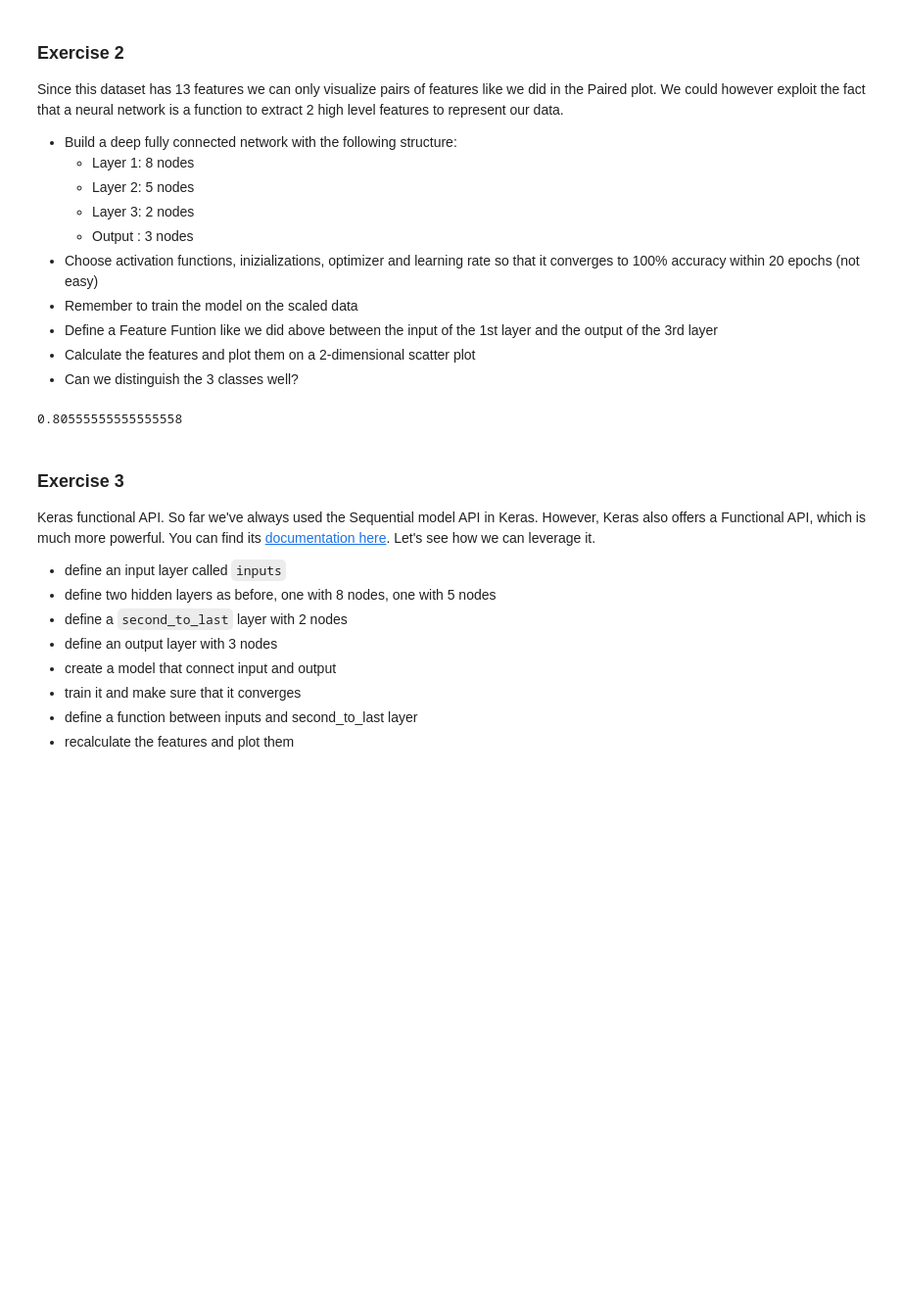
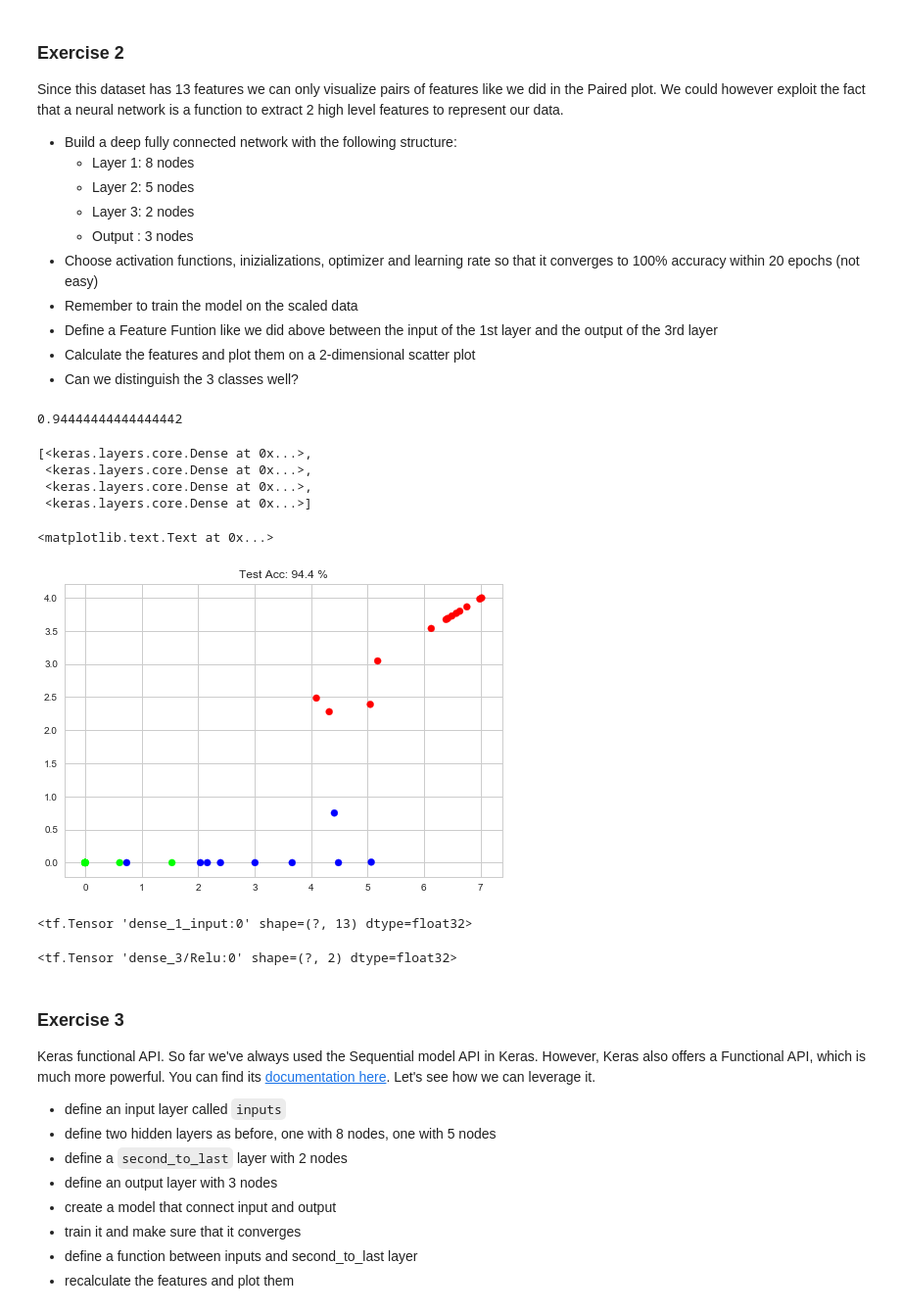
Before and after one commit to callinSwitzer/zero_to_deep_learning_udemy, a Jupyter notebook: course/5 Gradient Descent.ipynb, the cells around one changed output. Shown at 98% size. Cells and saved outputs as stored; diff of their text form; code cells hidden in the pictures; blank space fills up the shorter version.

```diff
--- a/course/5 Gradient Descent.ipynb
+++ b/course/5 Gradient Descent.ipynb
@@ -679,17 +699,25 @@ Since this dataset has 13 features we can only visualize pairs of features like
 # build deep model
 K.clear_session()
 model = Sequential()
-model.add(Dense(8, input_shape=(X.shape[1],), activation='tanh'))
-model.add(Dense(5, activation='tanh'))
-model.add(Dense(2, activation='tanh'))
+model.add(Dense(8, input_shape=(X.shape[1],), activation='relu', kernel_initializer='normal'))
+model.add(Dense(5, activation='relu'))
+model.add(Dense(2, activation='relu'))
 model.add(Dense(3, activation='softmax'))
 model.compile(loss='categorical_crossentropy',
               optimizer='adam',
               metrics=['accuracy'])
 # %%
 
-h = model.fit(X_train, y_train, batch_size=16, epochs=20, verbose=0)
+h = model.fit(X_train, y_train, batch_size=16, epochs=500, verbose=0)
 test_accuracy = model.evaluate(X_test, y_test)[1]
 test_accuracy
 # %% [output]
-0.80555555555555558
+0.94444444444444442
+# %%
+# define feature function
+model.layers
+# %% [output]
+[<keras.layers.core.Dense at 0x...>,
+ <keras.layers.core.Dense at 0x...>,
+ <keras.layers.core.Dense at 0x...>,
+ <keras.layers.core.Dense at 0x...>]
@@ -696,3 +726,22 @@ test_accuracy
+# %%
+inp = model.layers[0].input
+out = model.layers[2].output
+features_function = K.function([inp], [out])
+test_accuracy = model.evaluate(X_test, y_test)[1]
+features = features_function([X_test])[0]
+plt.scatter(features[:, 0], features[:, 1], c=y_test, cmap=cm.viridis_r)
+plt.title('Test Acc: {:3.1f} %'.format(test_accuracy * 100.0))
+# %% [output]
+<matplotlib.text.Text at 0x...>
+[figure, added]
+# %%
+inp # input data is 13 columns
+# %% [output]
+<tf.Tensor 'dense_1_input:0' shape=(?, 13) dtype=float32>
+# %%
+out # output of 3rd node has two dimensions
+# %% [output]
+<tf.Tensor 'dense_3/Relu:0' shape=(?, 2) dtype=float32>
 # %% [markdown]
 ### Exercise 3
 
```
Also changed, not shown: parts of 36 cells of this notebook.
